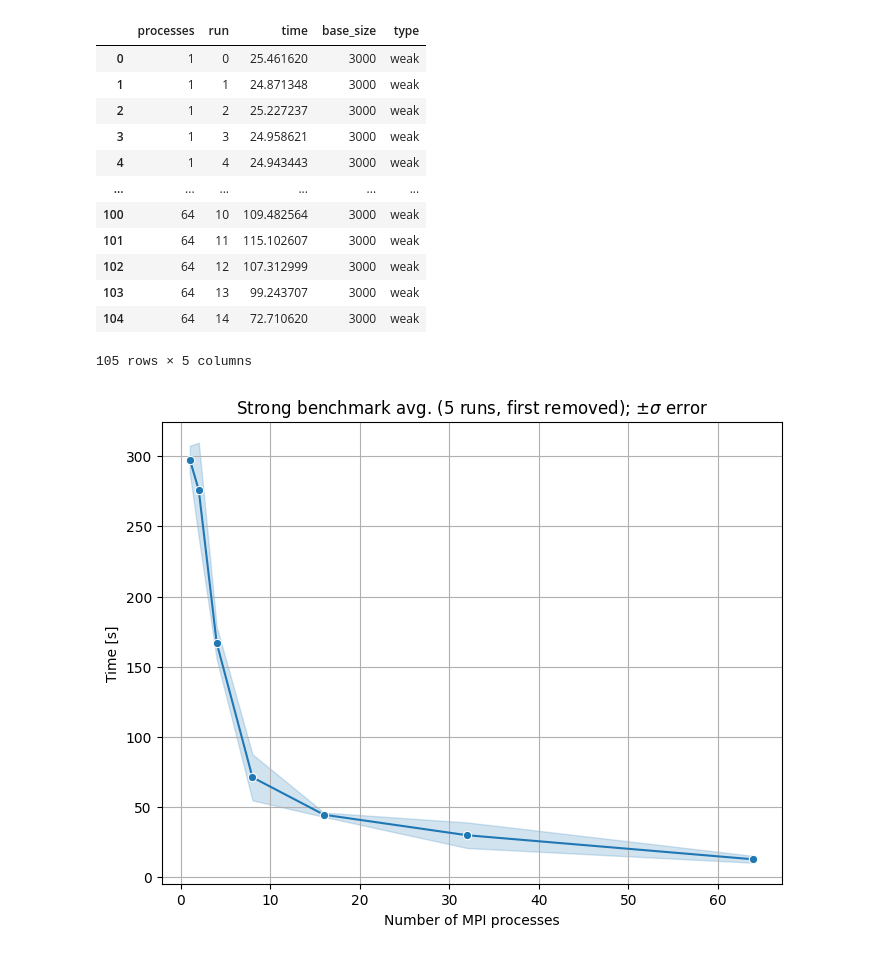
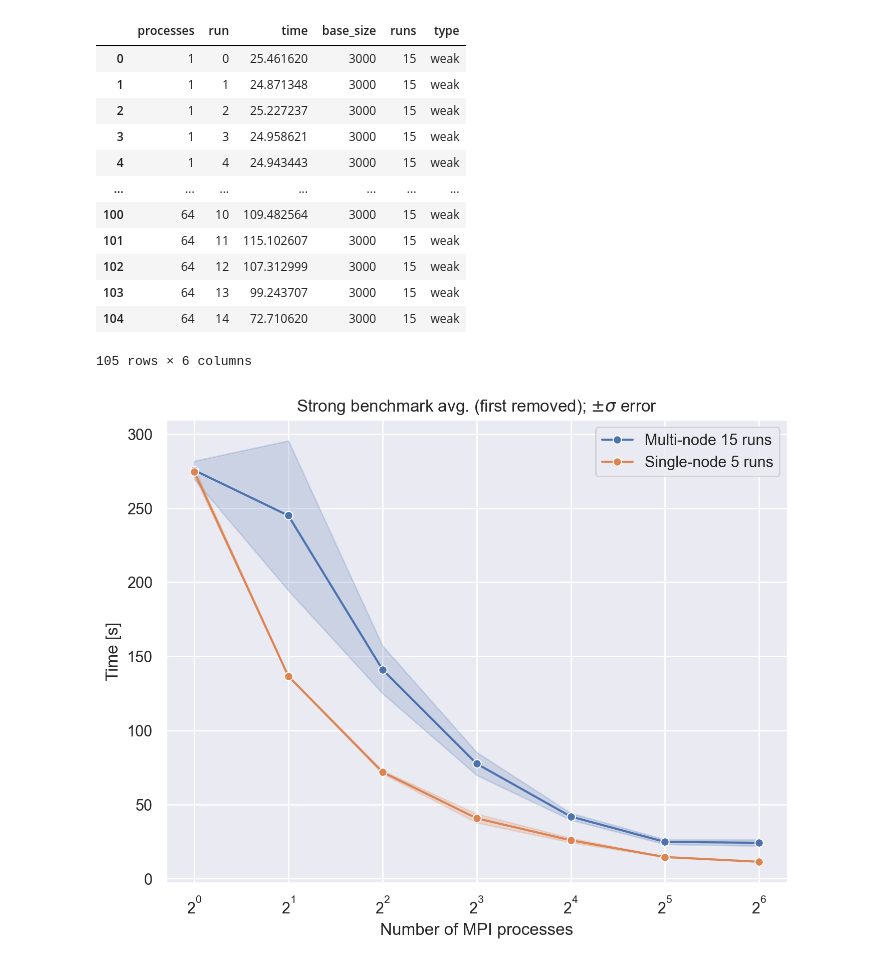
Before and after one commit to benedict-armstrong/hpc, a Jupyter notebook: project04/code/powermethod/plots.ipynb, the cells around one changed output. Saved outputs shown, nothing was run; the diff lists cells and outputs as text; code cells hidden in the pictures.

```diff
--- a/project04/code/powermethod/plots.ipynb
+++ b/project04/code/powermethod/plots.ipynb
@@ -11 +6,5 @@ EXCLUDE_FIRST_N = 1
+# %%
+EXCLUDE_FIRST_N = 1
+
+sns.set_theme(style="darkgrid")
 # %%
@@ -25,48 +30,59 @@ def reshape(data):
     rows = []
     for p_i, p in enumerate(data["processes"]):
         for i, t in enumerate(data["times"][p_i]):
-            rows.append({"processes": p, "run": i, "time": t, "base_size": data["base_size"]})
+            rows.append({"processes": p, "run": i, "time": t, "base_size": data["base_size"], "runs": data["runs"]})
     return pd.DataFrame(rows)
 # %%
-weak_multi = reshape(weak)
+weak_multi = reshape(weak_multi)
 weak_multi["type"] = "weak"
-strong_multi = reshape(strong)
+strong_multi = reshape(strong_multi)
 strong_multi["type"] = "strong"
+
+weak_single = reshape(weak_single)
+weak_single["type"] = "weak_single"
+
+strong_single = reshape(strong_single)
+strong_single["type"] = "strong_single"
 
 strong_multi
 weak_multi
 # %% [output]
-|  | processes | run | time | base_size | type |
-| 0 | 1 | 0 | 25.461620 | 3000 | weak |
-| 1 | 1 | 1 | 24.871348 | 3000 | weak |
-| 2 | 1 | 2 | 25.227237 | 3000 | weak |
-| 3 | 1 | 3 | 24.958621 | 3000 | weak |
-| 4 | 1 | 4 | 24.943443 | 3000 | weak |
-| ... | ... | ... | ... | ... | ... |
-| 100 | 64 | 10 | 109.482564 | 3000 | weak |
-| 101 | 64 | 11 | 115.102607 | 3000 | weak |
-| 102 | 64 | 12 | 107.312999 | 3000 | weak |
-| 103 | 64 | 13 | 99.243707 | 3000 | weak |
-| 104 | 64 | 14 | 72.710620 | 3000 | weak |
+|  | processes | run | time | base_size | runs | type |
+| 0 | 1 | 0 | 25.461620 | 3000 | 15 | weak |
+| 1 | 1 | 1 | 24.871348 | 3000 | 15 | weak |
+| 2 | 1 | 2 | 25.227237 | 3000 | 15 | weak |
+| 3 | 1 | 3 | 24.958621 | 3000 | 15 | weak |
+| 4 | 1 | 4 | 24.943443 | 3000 | 15 | weak |
+| ... | ... | ... | ... | ... | ... | ... |
+| 100 | 64 | 10 | 109.482564 | 3000 | 15 | weak |
+| 101 | 64 | 11 | 115.102607 | 3000 | 15 | weak |
+| 102 | 64 | 12 | 107.312999 | 3000 | 15 | weak |
+| 103 | 64 | 13 | 99.243707 | 3000 | 15 | weak |
+| 104 | 64 | 14 | 72.710620 | 3000 | 15 | weak |
-105 rows × 5 columns
+105 rows × 6 columns
 # %%
-def plot_strong(data, name):
+plt.figure(figsize=(8, 6))
+
+
+def plot_strong(data, label):
     # plot using seaborn lineplot
-    plt.figure(figsize=(8, 6))
-    sns.lineplot(x="processes", y="time", data=data, errorbar="sd", marker="o")
+    sns.lineplot(x="processes", y="time", data=data, errorbar="sd", marker="o", label=label)
 
-    plt.xlabel("Number of MPI processes")
-    # plt.yscale("log")
-    plt.ylabel("Time [s]")
-    plt.grid()
+plot_strong(strong_multi, "Multi-node 15 runs")
+plot_strong(strong_single, "Single-node 5 runs")
 
-    plt.title(f"Strong benchmark avg. ({strong['runs']} runs, first removed); $\pm\sigma$ error")
+plt.xlabel("Number of MPI processes")
+# plt.yscale("log")
+plt.ylabel("Time [s]")
 
-    plt.savefig(f"../../report/plots/{name}.pdf")
+# add grid
+plt.grid(True)
+plt.xscale('log', base=2)
 
-    plt.show()
+plt.title(f"Strong benchmark avg. (first removed); $\pm\sigma$ error")
 
-plot_strong(strong_multi, "power_strong_scaling")
+plt.savefig(f"../../report/plots/power_strong_scaling.pdf")
+plt.show()
 # %% [output]
-[figure, old version]
+[figure, new version]
 # %%
```
Also changed, not shown: parts of 6 cells of this notebook, 9 other files.
